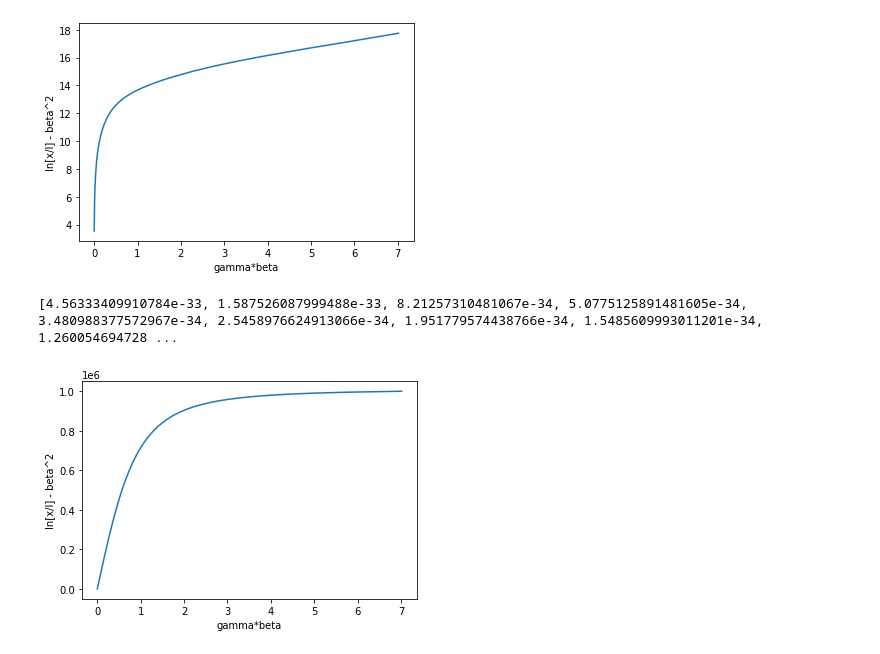
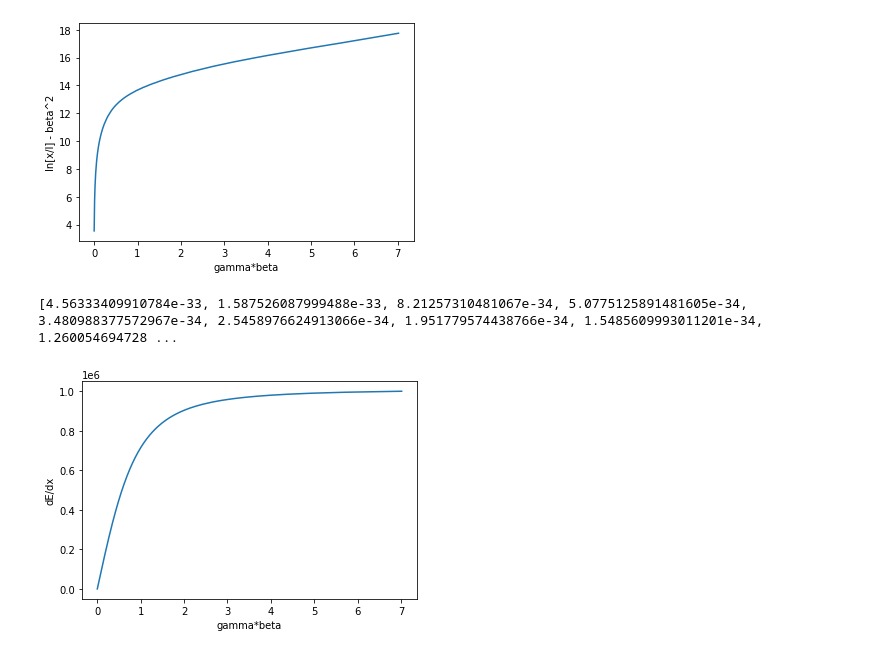
Before and after one commit to FlaviaFialho/Aula-Python, a Jupyter notebook: Projeto_1_FernandaA_Flavia_Victor.ipynb, the cells around one changed output. Saved outputs shown, nothing was run; the diff lists cells and outputs as text; code cells hidden in the pictures.

```diff
--- a/Projeto_1_FernandaA_Flavia_Victor.ipynb
+++ b/Projeto_1_FernandaA_Flavia_Victor.ipynb
@@ -179,29 +185,29 @@ plt.show()
 # %%
 #9
 #Finalmente, plote toda a equação −(dE/dx), a energia perdida por unidade de distância,
 #para múons que passam pelo cobre. Os dados de que vc precisa sobre o cobre estão
 #todos no PDG. Al´em disso, pode encontrar mais sobre o m´uon aqui. Convertendo para
 #nossas unidades, a perda de energia deve ter uma largura m´ınima de 13 MeV / cm para
 #o momento do m´uon ou energia em torno de 300 MeV.
 
 ZsobreA = 0.45636 #
 K = 0.307 #
 e = 1.6*10**(-19)
 densidade = 8.96
 print(menosdEsobredxlist)
 
 menos_dEsobredx= []
 n_intervals = 199
 menosdEsobredx = np.linspace(0.001,1000000, n_intervals)
 
 for element in menosdEsobredx:
     add = round(element, 2)
     menos_dEsobredx.append(add)
 
 plt.plot(gammabetalist,menosdEsobredx)
 plt.xlabel("gamma*beta")
-plt.ylabel("ln[x/I] - beta^2")
+plt.ylabel("dE/dx")
 plt.show()
 # %% [output]
 [4.56333409910784e-33, 1.587526087999488e-33, 8.21257310481067e-34, 5.0775125891481605e-34, 3.480988377572967e-34, 2.5458976624913066e-34, 1.951779574438766e-34, 1.5485609993011201e-34, 1.260054694728 ...
-[figure, old version]
+[figure, new version]
```
Also changed, not shown: parts of 3 cells of this notebook.
